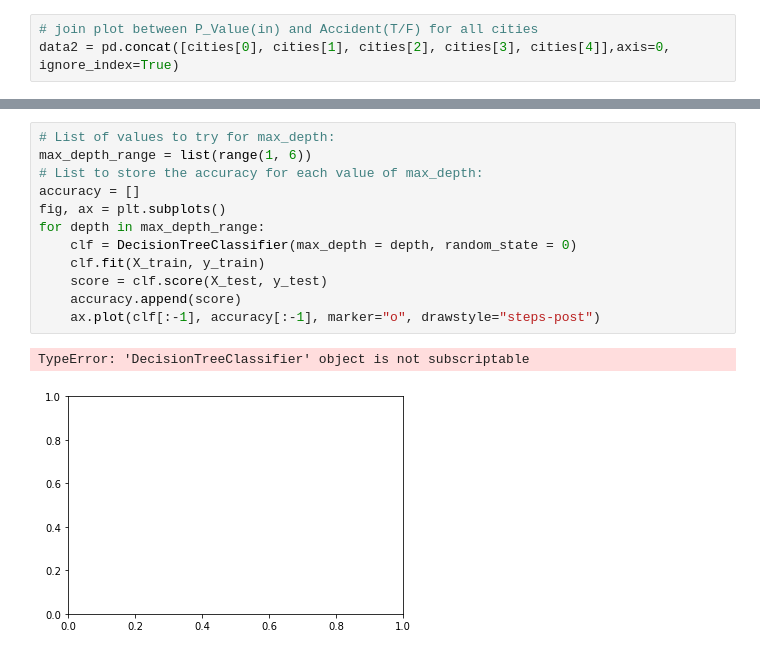
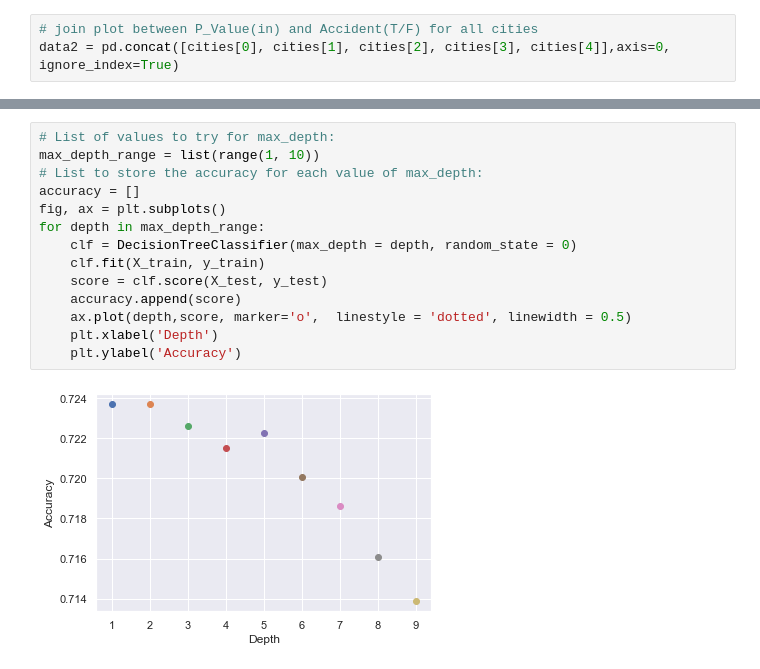
Before and after one commit to JarrelT/SC1015-Project-Ay2021, a Jupyter notebook: SC1015_Project.ipynb, the cells around one changed output, grey strips where cells are left out. Saved outputs shown, nothing was run; the diff lists cells and outputs as text.

```diff
--- a/SC1015_Project.ipynb
+++ b/SC1015_Project.ipynb
@@ -495,15 +489,16 @@ sb.boxplot(x = "P_Value(in)", y = "Accident", data = trainDF, orient = "h")
 # %%
 # List of values to try for max_depth:
-max_depth_range = list(range(1, 6))
+max_depth_range = list(range(1, 10))
 # List to store the accuracy for each value of max_depth:
 accuracy = []
 fig, ax = plt.subplots()
 for depth in max_depth_range:
     clf = DecisionTreeClassifier(max_depth = depth, random_state = 0)
     clf.fit(X_train, y_train)
     score = clf.score(X_test, y_test)
     accuracy.append(score)
-    ax.plot(clf[:-1], accuracy[:-1], marker="o", drawstyle="steps-post")
+    ax.plot(depth,score, marker='o',  linestyle = 'dotted', linewidth = 0.5)
+    plt.xlabel('Depth')
+    plt.ylabel('Accuracy')
 # %% [output]
-TypeError: 'DecisionTreeClassifier' object is not subscriptable
-[figure, old version]
+[figure, new version]
```
Also changed, not shown: parts of 15 cells of this notebook.
